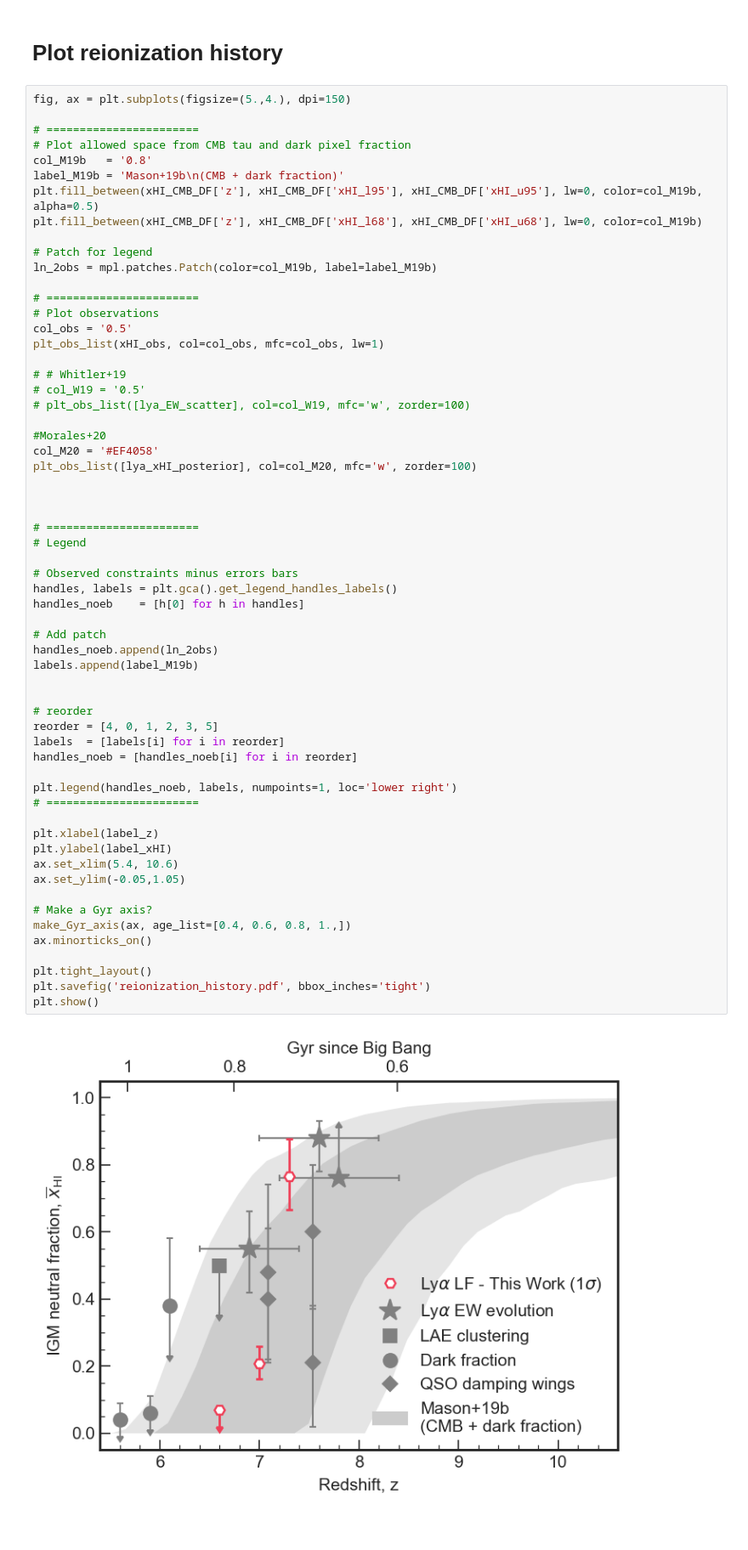
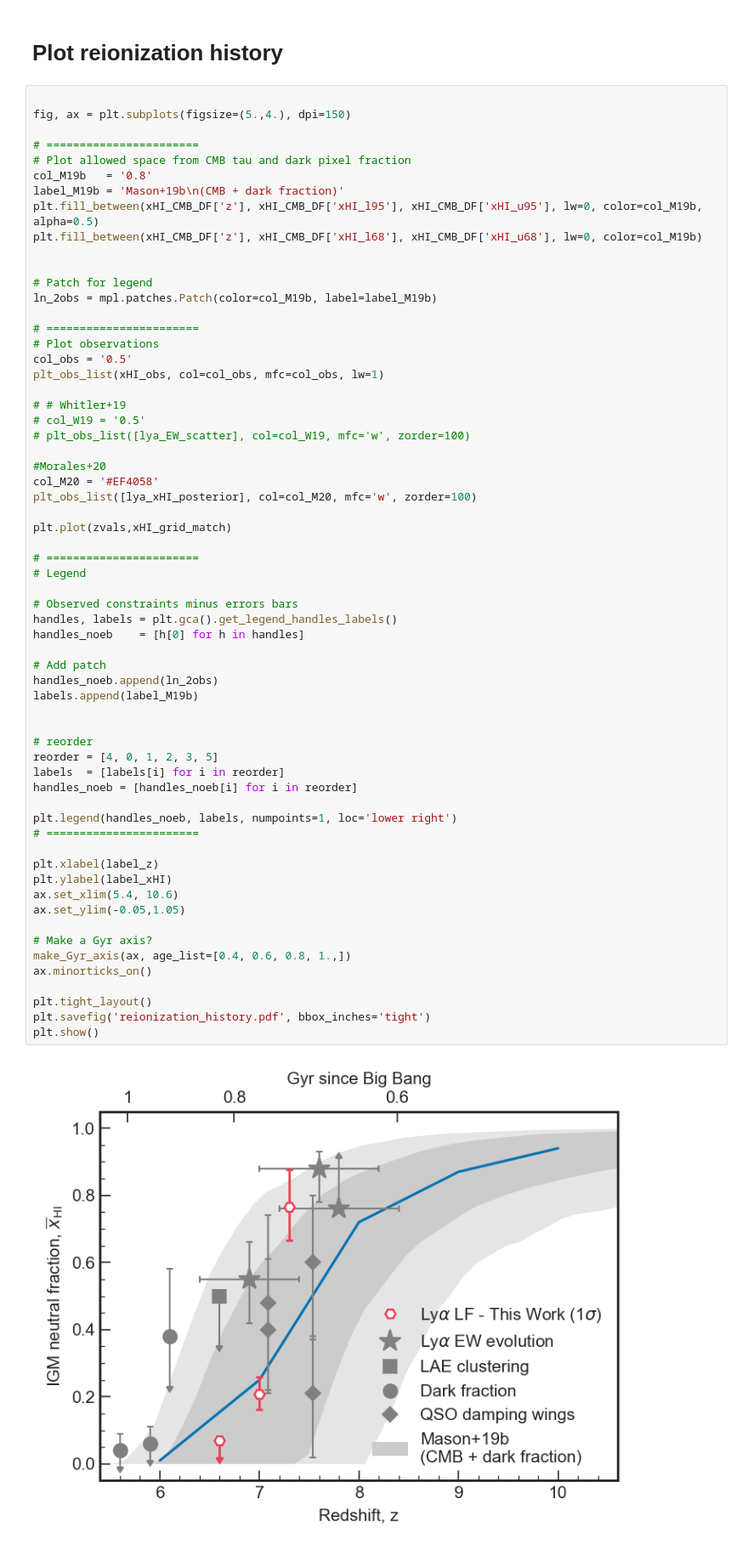
Before and after one commit to amora250/SAO-REU2020, a Jupyter notebook: CODE/Reionization_History.ipynb, the cells around one changed output. Shown: that part at 85% size. Saved outputs shown, nothing was run; the diff lists cells and outputs as text.

```diff
--- a/CODE/Reionization_History.ipynb
+++ b/CODE/Reionization_History.ipynb
@@ -156,6 +157,7 @@ xHI_CMB_DF = np.genfromtxt(xHI_mod_dir+'xHI_2obs_regions.txt', names=True)
 # %% [markdown]
 # Plot reionization history
 # %%
+
 fig, ax = plt.subplots(figsize=(5.,4.), dpi=150)
 
 # =======================
@@ -164,6 +166,7 @@ col_M19b   = '0.8'
 label_M19b = 'Mason+19b\n(CMB + dark fraction)'
 plt.fill_between(xHI_CMB_DF['z'], xHI_CMB_DF['xHI_l95'], xHI_CMB_DF['xHI_u95'], lw=0, color=col_M19b, alpha=0.5)
 plt.fill_between(xHI_CMB_DF['z'], xHI_CMB_DF['xHI_l68'], xHI_CMB_DF['xHI_u68'], lw=0, color=col_M19b)
+
 
 # Patch for legend
 ln_2obs = mpl.patches.Patch(color=col_M19b, label=label_M19b)
@@ -181,7 +184,7 @@ plt_obs_list(xHI_obs, col=col_obs, mfc=col_obs, lw=1)
 col_M20 = '#EF4058'
 plt_obs_list([lya_xHI_posterior], col=col_M20, mfc='w', zorder=100)
 
-
+plt.plot(zvals,xHI_grid_match)
 
 # =======================
 # Legend
@@ -189,31 +192,31 @@ plt_obs_list([lya_xHI_posterior], col=col_M20, mfc='w', zorder=100)
 # Observed constraints minus errors bars
 handles, labels = plt.gca().get_legend_handles_labels()
 handles_noeb    = [h[0] for h in handles]
 
 # Add patch
 handles_noeb.append(ln_2obs)
 labels.append(label_M19b)
 
 
 # reorder
 reorder = [4, 0, 1, 2, 3, 5]
 labels  = [labels[i] for i in reorder]
 handles_noeb = [handles_noeb[i] for i in reorder]
 
 plt.legend(handles_noeb, labels, numpoints=1, loc='lower right')
 # =======================
 
 plt.xlabel(label_z)
 plt.ylabel(label_xHI)
 ax.set_xlim(5.4, 10.6)
 ax.set_ylim(-0.05,1.05)
 
 # Make a Gyr axis?
 make_Gyr_axis(ax, age_list=[0.4, 0.6, 0.8, 1.,])
 ax.minorticks_on()
 
 plt.tight_layout()
 plt.savefig('reionization_history.pdf', bbox_inches='tight')
 plt.show()
 # %% [output]
-[figure, old version]
+[figure, new version]
```
Also changed, not shown: parts of 3 cells of this notebook, 7 other files.
